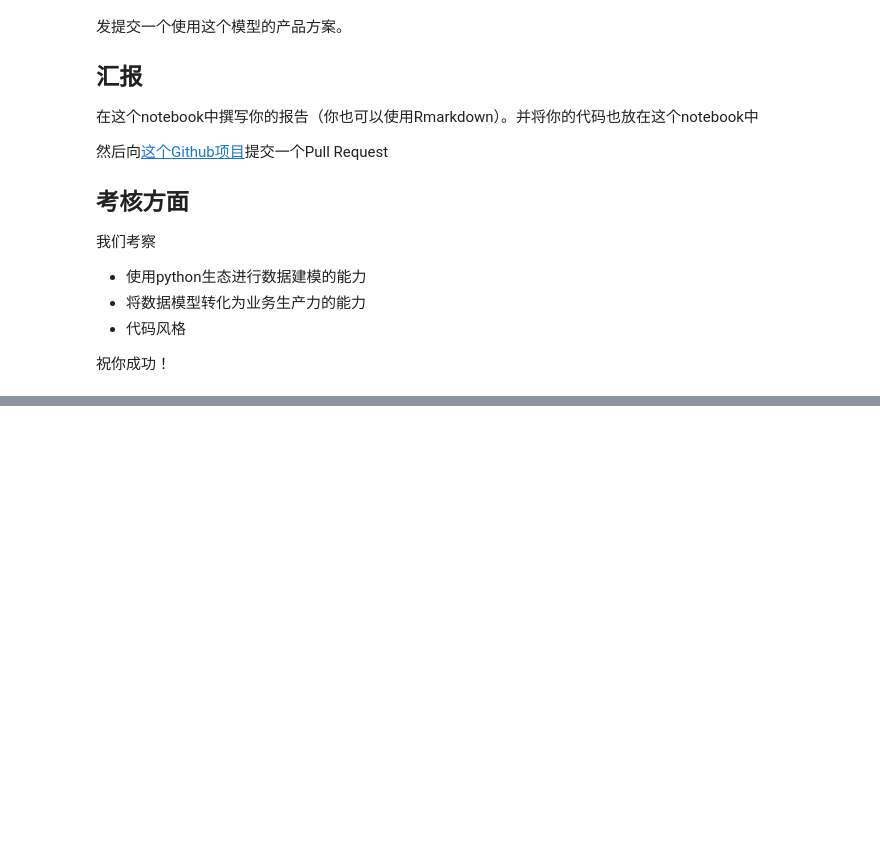
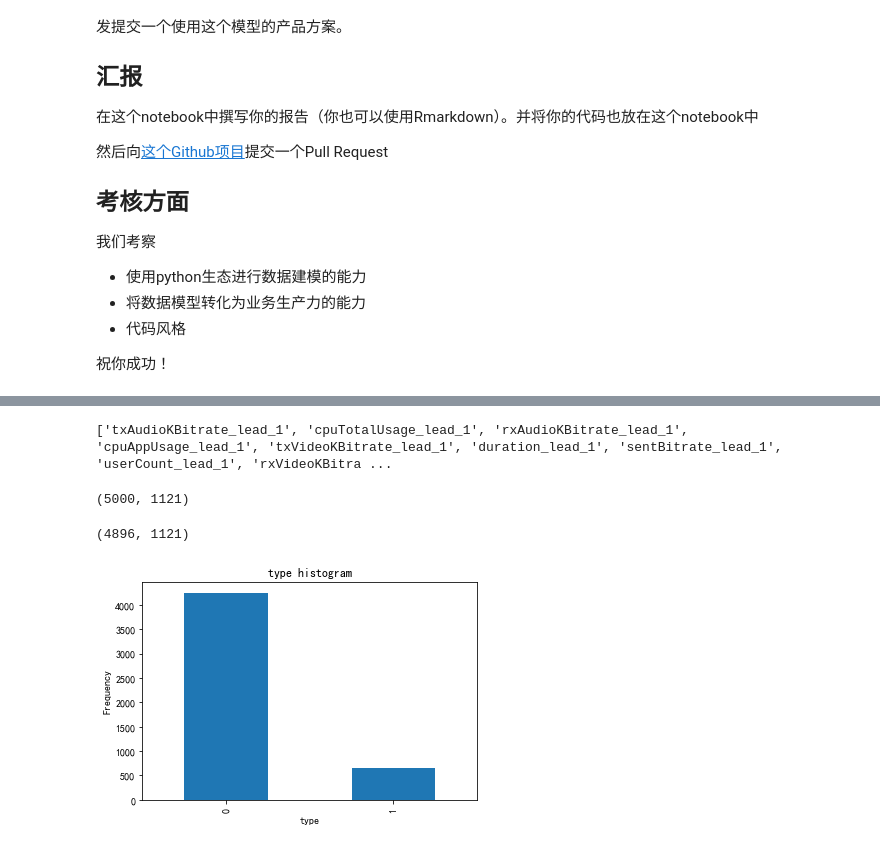
Before and after one commit to junchenfeng/huohua_hire, a Jupyter notebook: mock项目.ipynb, the cells around one changed output, grey strips where cells are left out. Cells and saved outputs as stored; diff of their text form; code cells hidden in the pictures; blank space fills up the shorter version.

```diff
--- a/mock项目.ipynb
+++ b/mock项目.ipynb
@@ -76,0 +110,50 @@ type是你的Y数据：
+# %%
+#查看不重复列索引
+data_columns=data.columns.values
+columns_0=[]
+for i in range(1,1281):
+    if i%40==1:
+        columns_0.append(data_columns[i])
+print(columns_0)
+# %% [output]
+['txAudioKBitrate_lead_1', 'cpuTotalUsage_lead_1', 'rxAudioKBitrate_lead_1', 'cpuAppUsage_lead_1', 'txVideoKBitrate_lead_1', 'duration_lead_1', 'sentBitrate_lead_1', 'userCount_lead_1', 'rxVideoKBitra ...
+# %%
+#删除开头为s的列
+for i in range(1,1281):
+    if data_columns[i][0]=='s':
+        data.drop(data_columns[i],axis=1, inplace=True)
+print(data.shape)
+#共160列（1281-1121=160）
+# %% [output]
+(5000, 1121)
+# %%
+#删除缺失值和-999值
+data=data.sort_values(by="type").reset_index(drop = True)
+df=data.copy()
+a_col=df.columns.values
+for i in range(1,1121):
+    nna=len(df[df[a_col[i]].isin([-999])])
+    if nna>0:
+        df=df[~df[a_col[i]].isin([-999])]
+df.dropna(axis=0, how='any',inplace=False)
+df=df.reset_index(drop = True)
+print(df.shape)
+#删除占比104/5000==2.08%
+# %% [output]
+(4896, 1121)
+# %%
+#变换'type'类型为'class'，type=1认为0,type=2认为1,二分类
+df['class']=0
+df.loc[df['type'] == 1,'class'] = 0
+df.loc[df['type'] == 2,'class'] = 1
+# %%
+#将数据分成2类：0（正常数据），1（异常数据），看分布
+type = pd.value_counts(df['class'], sort=True).sort_index()# 查看该列有多少种不同的属性值
+type.plot(kind = 'bar')
+# 作图
+plt.title('type histogram')# 标题
+plt.xlabel('type')# x轴添加文字
+plt.ylabel('Frequency')# y轴添加文字
+plt.show()
+# %% [output]
+[figure, added]
```
Also changed, not shown: parts of 8 cells of this notebook.
